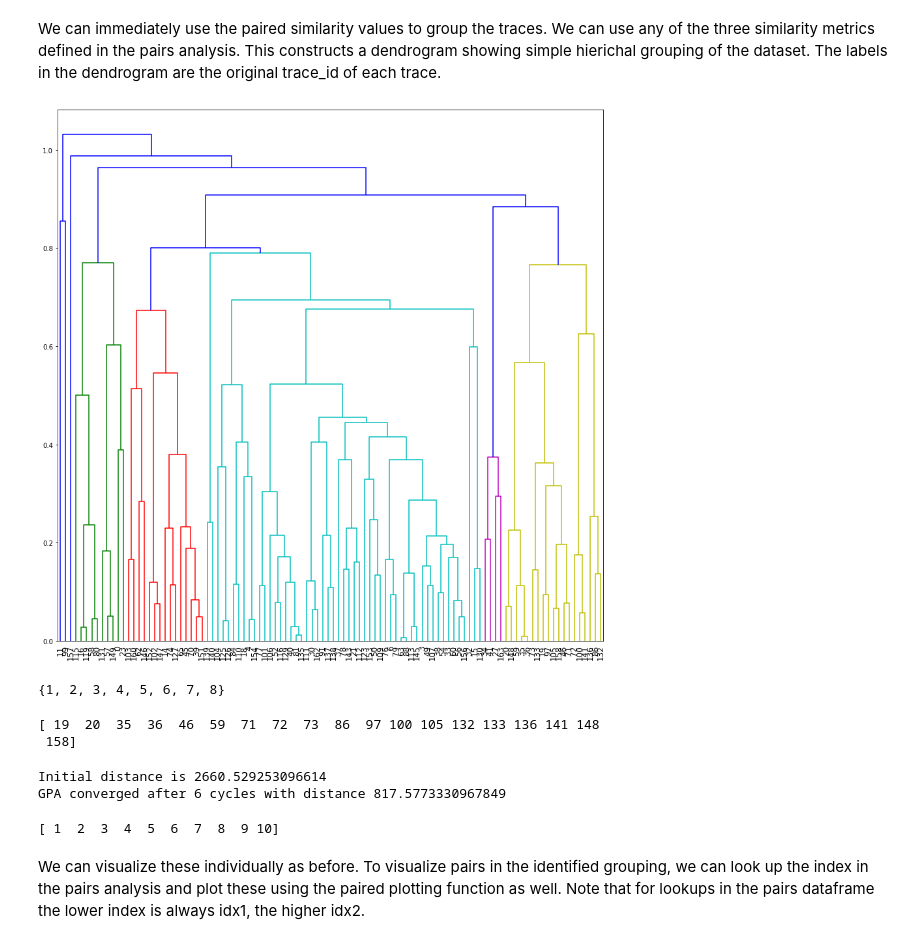
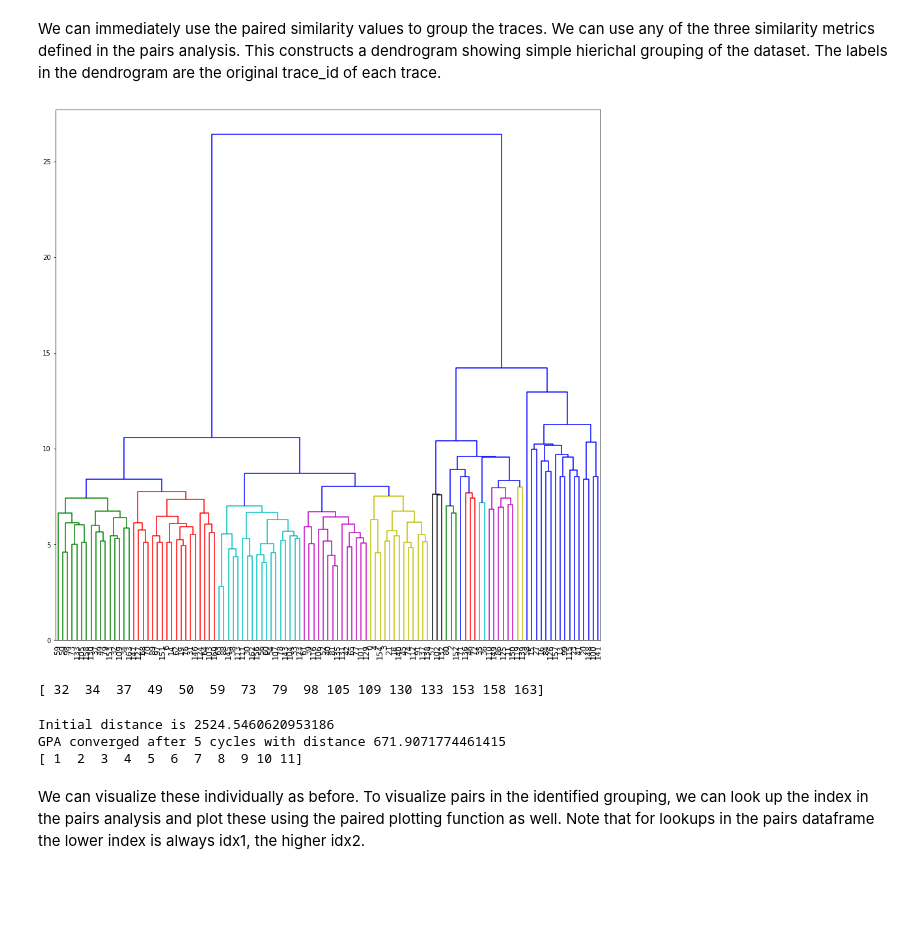
Before and after one commit to gerlichlab/looptrace, a Jupyter notebook: notebooks/tracing_decon_python_gpa.ipynb, the cells around one changed output. Saved outputs shown, nothing was run; the diff lists cells and outputs as text; code cells hidden in the pictures; blank space fills up the shorter version.

```diff
--- a/notebooks/tracing_decon_python_gpa.ipynb
+++ b/notebooks/tracing_decon_python_gpa.ipynb
@@ -98,29 +98,22 @@ tr.plot_aligned_traces(traces,[56,156])
 # %% [markdown]
 We can immediately use the paired similarity values to group the traces. We can use any of the three similarity metrics defined in the pairs analysis. This constructs a dendrogram showing simple hierichal grouping of the dataset. The labels in the dendrogram are the original trace_id of each trace.
 # %%
-cluster_df = tr.trace_clustering(pairs, metric='aligned_pcc', method='average', color_threshold=0.8)
+cluster_df = tr.trace_clustering(pairs, metric='aligned_mse', method='ward', color_threshold=8)
 # %% [output]
-[figure, old version]
+[figure, new version]
-# %%
-set(cluster_df['cluster'])
-# %% [output]
-{1, 2, 3, 4, 5, 6, 7, 8}
 # %%
-cluster_id = 7
+cluster_id = 1
 cluster_members = cluster_df[cluster_df['cluster']==cluster_id]['trace_ID'].values
 print(cluster_members)
 # %% [output]
-[ 19  20  35  36  46  59  71  72  73  86  97 100 105 132 133 136 141 148
- 158]
+[ 32  34  37  49  50  59  73  79  98 105 109 130 133 153 158 163]
 # %%
 clust_aligned, clust_mean = tr.general_procrustes_analysis(traces, cluster_members)
+tr.plot_gpa_output(clust_aligned, clust_mean)
 # %% [output]
-Initial distance is 2660.529253096614
-GPA converged after 6 cycles with distance 817.5773330967849
+Initial distance is 2524.5460620953186
+GPA converged after 5 cycles with distance 671.9071774461415
+[ 1  2  3  4  5  6  7  8  9 10 11]
-# %%
-tr.plot_gpa_output(clust_aligned, clust_mean)
-# %% [output]
-[ 1  2  3  4  5  6  7  8  9 10]
 # %% [markdown]
 We can visualize these individually as before. To visualize pairs in the identified grouping, we can look up the index in the pairs analysis and plot these using the paired plotting function as well. Note that for lookups in the pairs dataframe the lower index is always idx1, the higher idx2.
 # %%
```
Also changed, not shown: parts of 4 cells of this notebook.
